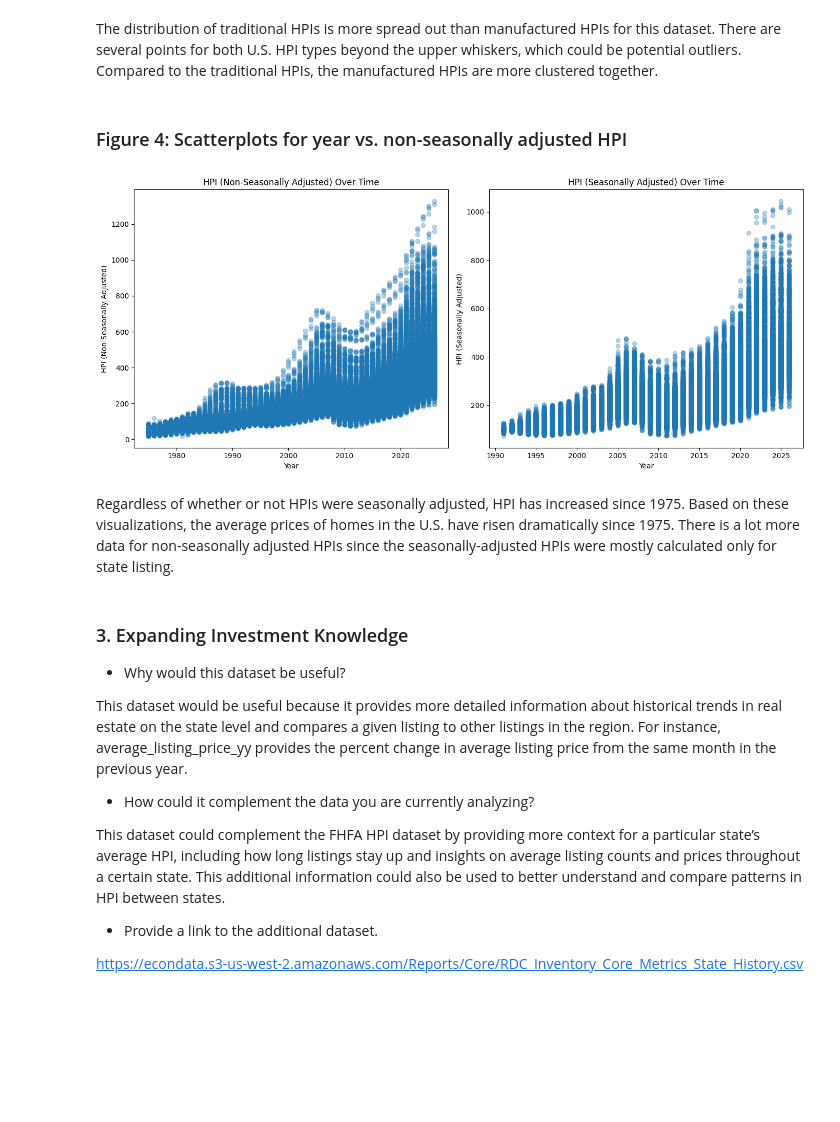
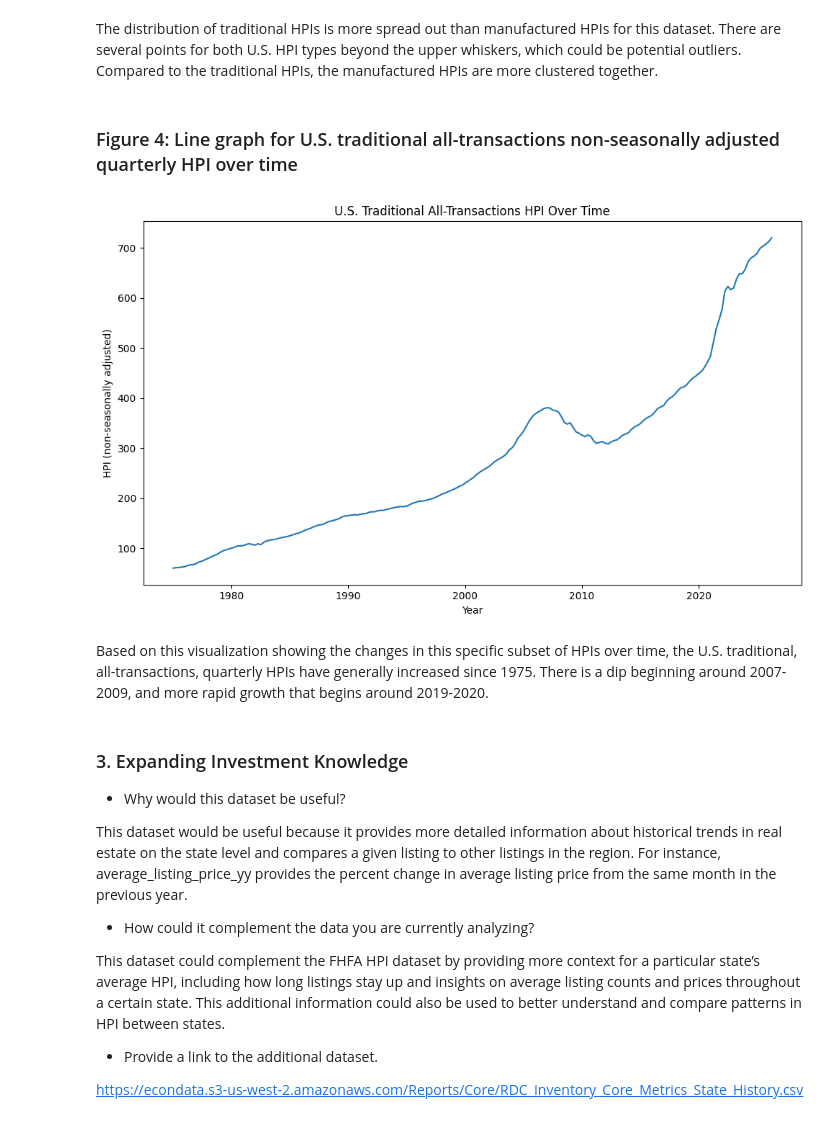
Before and after one commit to abbynam/ds201_capstone1, a Jupyter notebook: Capstone1.ipynb, the cells around one changed output. Cells and saved outputs as stored; diff of their text form; code cells hidden in the pictures; blank space fills up the shorter version.

```diff
--- a/Capstone1.ipynb
+++ b/Capstone1.ipynb
@@ -283,29 +283,33 @@ plt.show()
 # %% [markdown]
 The distribution of traditional HPIs is more spread out than manufactured HPIs for this dataset. There are several points for both U.S. HPI types beyond the upper whiskers, which could be potential outliers. Compared to the traditional HPIs, the manufactured HPIs are more clustered together.
 # %% [markdown]
-### Figure 4: Scatterplots for year vs. non-seasonally adjusted HPI
+### Figure 4: Line graph for U.S. traditional all-transactions non-seasonally adjusted quarterly HPI over time
-# %%
-# scatterplot for year vs. index_nsa
-fig, axes = plt.subplots(1, 2, figsize=(14, 6))
-
-# non-seasonally adjusted HPI
-axes[0].scatter(hpi['yr'], hpi['index_nsa'], alpha=0.3)
-axes[0].set_title('HPI (Non-Seasonally Adjusted) Over Time')
-axes[0].set_xlabel('Year')
-axes[0].set_ylabel('HPI (Non-Seasonally Adjusted)')
-
-# seasonally adjusted HPI
-axes[1].scatter(hpi['yr'], hpi['index_sa'], alpha=0.3)
-axes[1].set_title('HPI (Seasonally Adjusted) Over Time')
-axes[1].set_xlabel('Year')
-axes[1].set_ylabel('HPI (Seasonally Adjusted)')
-
-plt.tight_layout()
-plt.show()
-# %% [output]
-[figure, removed]
-# %% [markdown]
-Regardless of whether or not HPIs were seasonally adjusted, HPI has increased since 1975. Based on these visualizations, the average prices of homes in the U.S. have risen dramatically since 1975. There is a lot more data for non-seasonally adjusted HPIs since the seasonally-adjusted HPIs were mostly calculated only for state listing.
+# %%
+# scatterplot for year vs. index_nsa
+usa_hpi = hpi[
+    (hpi['place_name'] == 'United States') &
+    (hpi['hpi_type'] == 'traditional') &
+    (hpi['hpi_flavor'] == 'all-transactions') &
+    (hpi['frequency'] == 'quarterly')
+].copy()
+
+plt.figure(figsize=(10, 6))
+
+plt.plot(
+    usa_hpi['yr'] + (usa_hpi['period'] - 1) / 4,
+    usa_hpi['index_nsa']
+)
+
+plt.title('U.S. Traditional All-Transactions Quarterly HPI Over Time')
+plt.xlabel('Year')
+plt.ylabel('HPI (non-seasonally adjusted)')
+
+plt.tight_layout()
+plt.show()
+# %% [output]
+[figure, added]
+# %% [markdown]
+Based on this visualization showing the changes in this specific subset of HPIs over time, the U.S. traditional, all-transactions, quarterly HPIs have generally increased since 1975. There is a dip beginning around 2007-2009, and more rapid growth that begins around 2019-2020.
 # %% [markdown]
 ### 3. Expanding Investment Knowledge
 * Why would this dataset be useful?
```
